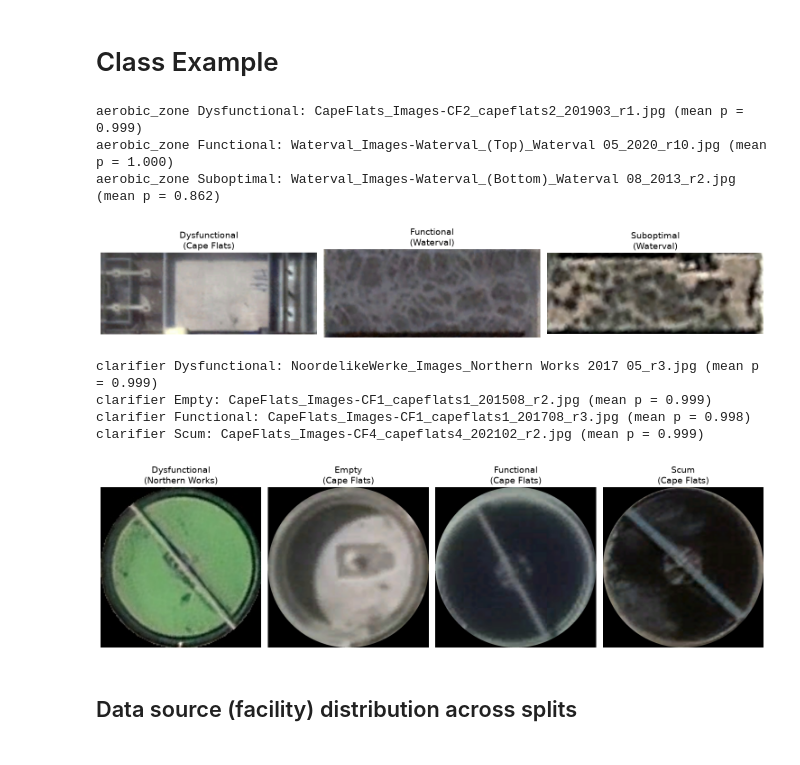
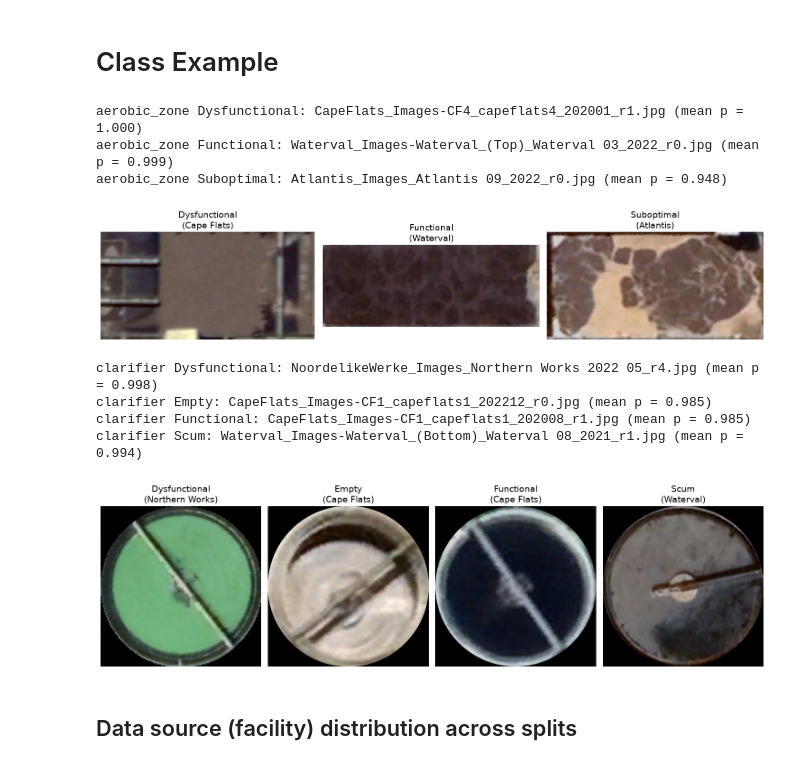
Before and after one commit to janes1234/Skripsie, a Jupyter notebook: CNN/data_exploration.ipynb, the cells around one changed output. Drawn from its saved outputs; the diff is of its cells as text; code cells hidden in the pictures.

Commit message:
removed inception and resnet 50

```diff
--- a/CNN/data_exploration.ipynb
+++ b/CNN/data_exploration.ipynb
@@ -211,49 +211,49 @@ for comp in COMPONENTS:
 # %%
 # Report Figures: one example per class (aerobic_examples.png, clarifier_examples.png).
 # A random draw can land on a borderline image, so each example is the
-# chronological-split test image that all six pretrained architectures classified
+# chronological-split test image that all four pretrained architectures classified
 # correctly with the highest mean probability for its true class.
-PRETRAINED = ["resnet18", "resnet50", "densenet121", "inception_v3", "efficientnet_b0", "convnext_tiny"]
+PRETRAINED = ["resnet18", "densenet121", "efficientnet_b0", "convnext_tiny"]
 
 
 def clear_examples(component):
     runs = []
     for arch in PRETRAINED:
         with open(f"../results/{component}_aug/results_{component}_{arch}_chronological.pkl", "rb") as f:
             runs.append(pickle.load(f))
     best = {}
     for i, sample in enumerate(runs[0]["per_sample"]):
         per_run = [r["per_sample"][i] for r in runs]
         assert all(p["path"] == sample["path"] for p in per_run)
         if all(p["correct"] for p in per_run):
             score = np.mean([p["probs"][sample["true"]] for p in per_run])
             if score > best.get(sample["true"], (-1.0, None))[0]:
                 best[sample["true"]] = (score, sample["path"])
     return {cls: (Path(path), score) for cls, (score, path) in sorted(best.items())}
 
 
 for component, figsize in [("aerobic_zone", (15, 2.9)), ("clarifier", (15, 4.4))]:
     chosen = clear_examples(component)
     fig, axes = plt.subplots(1, len(chosen), figsize=figsize)
     for ax, (cls, (path, score)) in zip(axes, chosen.items()):
         facility = DISPLAY_NAMES[path.name.split("_")[0]]
         print(f"{component} {cls}: {path.name} (mean p = {score:.3f})")
         ax.imshow(Image.open(path).convert("RGB"))
         ax.set_title(f"{cls}\n({facility})", fontsize=14)
         ax.axis("off")
     plt.tight_layout()
     fig.savefig(REPORT_FIG_DIR / f"{component.replace('_zone', '')}_examples.png", dpi=150, bbox_inches="tight")
     plt.show()
 # %% [output]
-aerobic_zone Dysfunctional: CapeFlats_Images-CF2_capeflats2_201903_r1.jpg (mean p = 0.999)
-aerobic_zone Functional: Waterval_Images-Waterval_(Top)_Waterval 05_2020_r10.jpg (mean p = 1.000)
-aerobic_zone Suboptimal: Waterval_Images-Waterval_(Bottom)_Waterval 08_2013_r2.jpg (mean p = 0.862)
+aerobic_zone Dysfunctional: CapeFlats_Images-CF4_capeflats4_202001_r1.jpg (mean p = 1.000)
+aerobic_zone Functional: Waterval_Images-Waterval_(Top)_Waterval 03_2022_r0.jpg (mean p = 0.999)
+aerobic_zone Suboptimal: Atlantis_Images_Atlantis 09_2022_r0.jpg (mean p = 0.948)
-[figure, old version]
+[figure, new version]
-clarifier Dysfunctional: NoordelikeWerke_Images_Northern Works 2017 05_r3.jpg (mean p = 0.999)
-clarifier Empty: CapeFlats_Images-CF1_capeflats1_201508_r2.jpg (mean p = 0.999)
-clarifier Functional: CapeFlats_Images-CF1_capeflats1_201708_r3.jpg (mean p = 0.998)
-clarifier Scum: CapeFlats_Images-CF4_capeflats4_202102_r2.jpg (mean p = 0.999)
+clarifier Dysfunctional: NoordelikeWerke_Images_Northern Works 2022 05_r4.jpg (mean p = 0.998)
+clarifier Empty: CapeFlats_Images-CF1_capeflats1_202212_r0.jpg (mean p = 0.985)
+clarifier Functional: CapeFlats_Images-CF1_capeflats1_202008_r1.jpg (mean p = 0.985)
+clarifier Scum: Waterval_Images-Waterval_(Bottom)_Waterval 08_2021_r1.jpg (mean p = 0.994)
-[figure, old version]
+[figure, new version]
 # %% [markdown]
 ## Data source (facility) distribution across splits
 # %%
```
Also changed, not shown: 21 other files.
